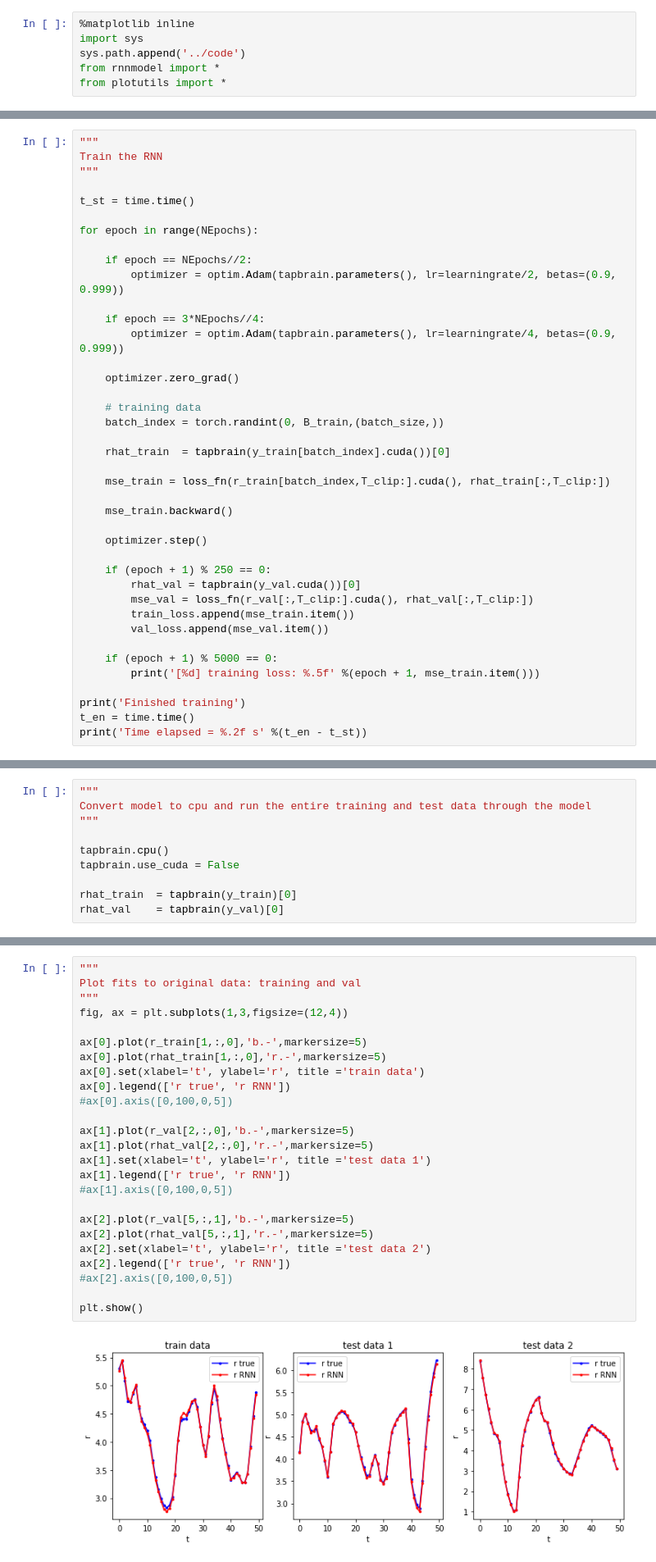
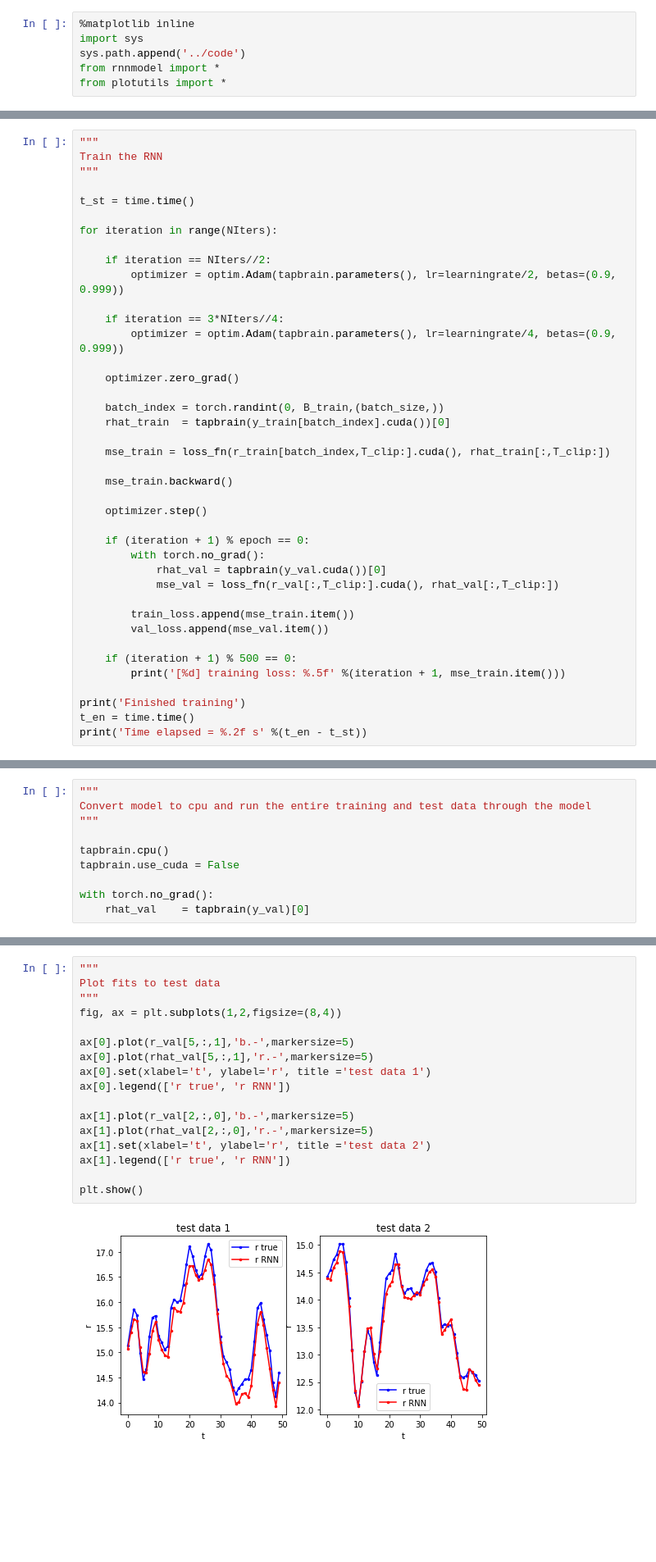
Before and after one commit to XaqLab/InferringInference, a Jupyter notebook: notebooks/TrainTAPbrain.ipynb, the cells around one changed output, grey strips where cells are left out. Shown at 82% size. Saved outputs shown, nothing was run; the diff lists cells and outputs as text; blank space fills up the shorter version.

```diff
--- a/notebooks/TrainTAPbrain.ipynb
+++ b/notebooks/TrainTAPbrain.ipynb
@@ -118,19 +144,17 @@ Train the RNN
 
 t_st = time.time()
 
-for epoch in range(NEpochs):
+for iteration in range(NIters):
 
-    if epoch == NEpochs//2:
+    if iteration == NIters//2:
         optimizer = optim.Adam(tapbrain.parameters(), lr=learningrate/2, betas=(0.9, 0.999))
 
-    if epoch == 3*NEpochs//4:
+    if iteration == 3*NIters//4:
         optimizer = optim.Adam(tapbrain.parameters(), lr=learningrate/4, betas=(0.9, 0.999))
 
     optimizer.zero_grad()
 
-    # training data
     batch_index = torch.randint(0, B_train,(batch_size,))
-
     rhat_train  = tapbrain(y_train[batch_index].cuda())[0]
 
     mse_train = loss_fn(r_train[batch_index,T_clip:].cuda(), rhat_train[:,T_clip:])
@@ -139,14 +163,16 @@ for epoch in range(NEpochs):
 
     optimizer.step()
 
-    if (epoch + 1) % 250 == 0:
-        rhat_val = tapbrain(y_val.cuda())[0]
-        mse_val = loss_fn(r_val[:,T_clip:].cuda(), rhat_val[:,T_clip:])
+    if (iteration + 1) % epoch == 0:
+        with torch.no_grad():
+            rhat_val = tapbrain(y_val.cuda())[0]
+            mse_val = loss_fn(r_val[:,T_clip:].cuda(), rhat_val[:,T_clip:])
+
         train_loss.append(mse_train.item())
         val_loss.append(mse_val.item())
 
-    if (epoch + 1) % 5000 == 0:
-        print('[%d] training loss: %.5f' %(epoch + 1, mse_train.item()))
+    if (iteration + 1) % 500 == 0:
+        print('[%d] training loss: %.5f' %(iteration + 1, mse_train.item()))
 
 print('Finished training')
 t_en = time.time()
@@ -181,8 +216,8 @@ Convert model to cpu and run the entire training and test data through the model
 tapbrain.cpu()
 tapbrain.use_cuda = False
 
-rhat_train  = tapbrain(y_train)[0]
-rhat_val    = tapbrain(y_val)[0]
+with torch.no_grad():
+    rhat_val    = tapbrain(y_val)[0]
 # %%
 """
 Convert torch tensors to numpy
@@ -196,31 +230,23 @@ r_val    = r_val[:,T_clip:].data.numpy()
 rhat_val = rhat_val[:,T_clip:].data.numpy()
 # %%
 """
-Plot fits to original data: training and val
+Plot fits to test data
 """
-fig, ax = plt.subplots(1,3,figsize=(12,4))
+fig, ax = plt.subplots(1,2,figsize=(8,4))
 
-ax[0].plot(r_train[1,:,0],'b.-',markersize=5)
-ax[0].plot(rhat_train[1,:,0],'r.-',markersize=5)
-ax[0].set(xlabel='t', ylabel='r', title ='train data')
+ax[0].plot(r_val[5,:,1],'b.-',markersize=5)
+ax[0].plot(rhat_val[5,:,1],'r.-',markersize=5)
+ax[0].set(xlabel='t', ylabel='r', title ='test data 1')
 ax[0].legend(['r true', 'r RNN'])
-#ax[0].axis([0,100,0,5])
 
 ax[1].plot(r_val[2,:,0],'b.-',markersize=5)
 ax[1].plot(rhat_val[2,:,0],'r.-',markersize=5)
-ax[1].set(xlabel='t', ylabel='r', title ='test data 1')
+ax[1].set(xlabel='t', ylabel='r', title ='test data 2')
 ax[1].legend(['r true', 'r RNN'])
-#ax[1].axis([0,100,0,5])
-
-ax[2].plot(r_val[5,:,1],'b.-',markersize=5)
-ax[2].plot(rhat_val[5,:,1],'r.-',markersize=5)
-ax[2].set(xlabel='t', ylabel='r', title ='test data 2')
-ax[2].legend(['r true', 'r RNN'])
-#ax[2].axis([0,100,0,5])
 
 plt.show()
 # %% [output]
-[figure, old version]
+[figure, new version]
 # %%
 """
 Generate another test data set
```
Also changed, not shown: parts of 15 cells of this notebook, 5 other files.
